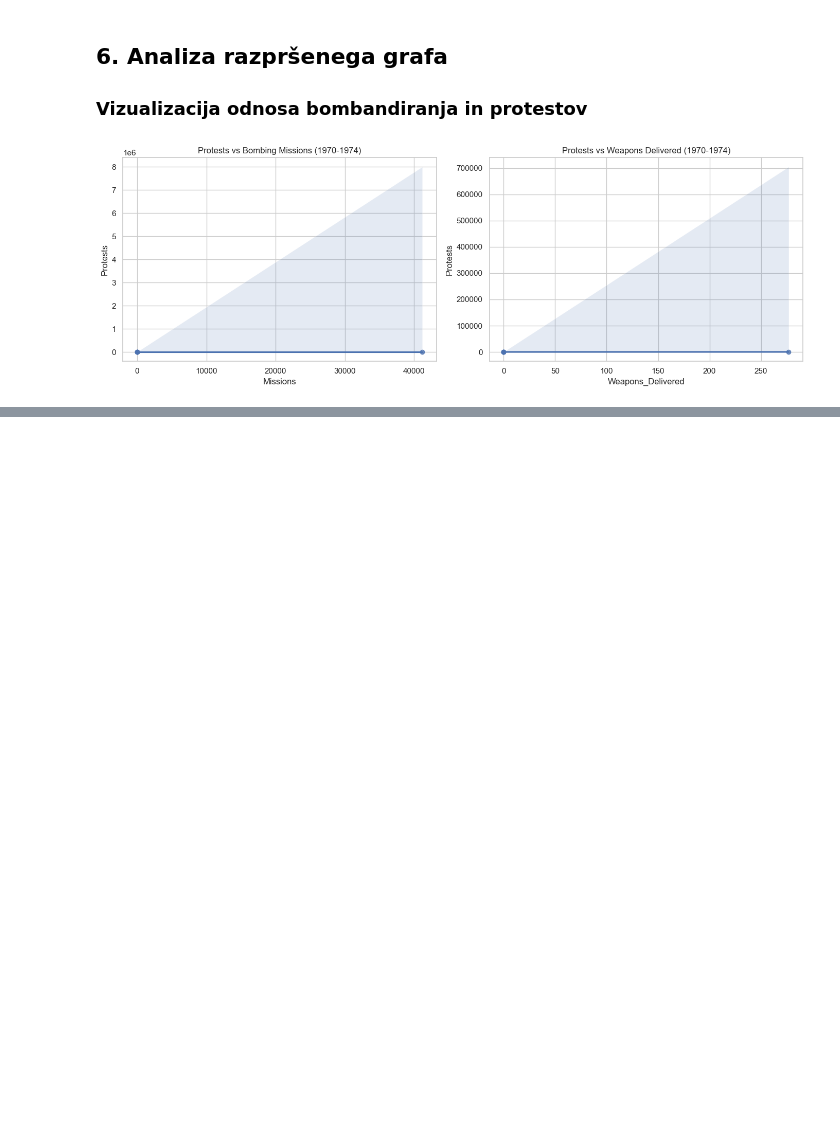
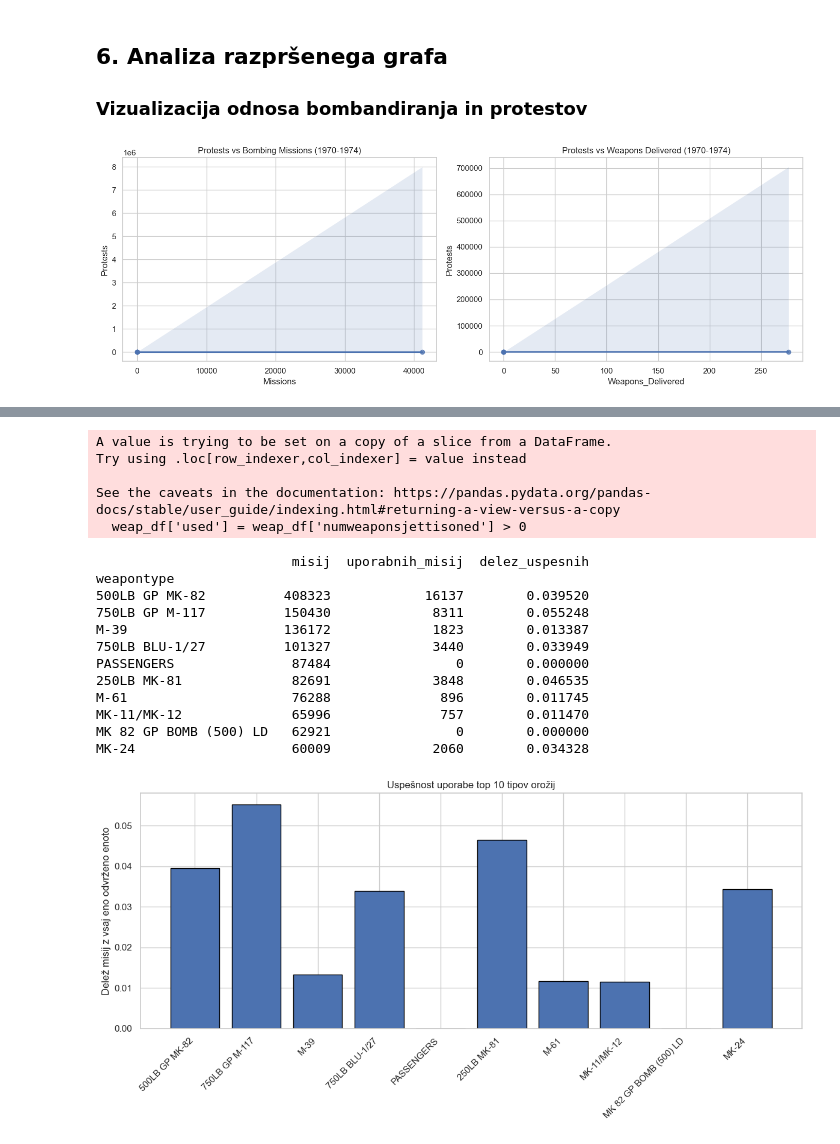
Before and after one commit to domen-jersek/Python_projektna_naloga, a Jupyter notebook: projektna.ipynb, the cells around one changed output, grey strips where cells are left out. Saved outputs shown, nothing was run; the diff lists cells and outputs as text; code cells hidden in the pictures; blank space fills up the shorter version.

```diff
--- a/projektna.ipynb
+++ b/projektna.ipynb
@@ -280,0 +319,64 @@ plt.show()
+# %%
+import matplotlib.pyplot as plt
+import seaborn as sns
+
+# Nastavitev sloga za graf
+sns.set(style="whitegrid")
+
+# %%
+# Predpostavljamo, da je df že naložen kot:
+# df = dataset.dataframes['thor_data_vietnam']
+
+# Filtriramo zapise, kjer je tip orožja prisoten
+weap_df = df.dropna(subset=['weapontype'])
+
+# Ustvarimo stolpec, ki označuje, ali je bilo orožje odvrženo
+weap_df['used'] = weap_df['numweaponsjettisoned'] > 0
+
+# Združimo po tipu orožja in izračunamo statistike
+weap_stats = (weap_df
+    .groupby('weapontype')
+    .agg(
+        misij=('used', 'count'),
+        uporabnih_misij=('used', 'sum')
+    )
+    .assign(delez_uspesnih = lambda x: x['uporabnih_misij'] / x['misij'])
+    .sort_values('misij', ascending=False)
+)
+
+# Prikaz prvih 10 vrst
+weap_stats_top10 = weap_stats.head(10)
+print(weap_stats_top10)
+
+# %%
+# Vizualizacija: Delež uspešnih misij za top 10 orožij
+plt.figure(figsize=(12,6))
+bars = plt.bar(
+    weap_stats_top10.index,
+    weap_stats_top10['delez_uspesnih'],
+    edgecolor='black'
+)
+plt.xticks(rotation=45, ha='right')
+plt.ylabel('Delež misij z vsaj eno odvrženo enoto')
+plt.title('Uspešnost uporabe top 10 tipov orožij')
+plt.tight_layout()
+plt.show()
+# %% [output]
+A value is trying to be set on a copy of a slice from a DataFrame.
+Try using .loc[row_indexer,col_indexer] = value instead
+
+See the caveats in the documentation: https://pandas.pydata.org/pandas-docs/stable/user_guide/indexing.html#returning-a-view-versus-a-copy
+  weap_df['used'] = weap_df['numweaponsjettisoned'] > 0
+                         misij  uporabnih_misij  delez_uspesnih
+weapontype
+500LB GP MK-82          408323            16137        0.039520
+750LB GP M-117          150430             8311        0.055248
+M-39                    136172             1823        0.013387
+750LB BLU-1/27          101327             3440        0.033949
+PASSENGERS               87484                0        0.000000
+250LB MK-81              82691             3848        0.046535
+M-61                     76288              896        0.011745
+MK-11/MK-12              65996              757        0.011470
+MK 82 GP BOMB (500) LD   62921                0        0.000000
+MK-24                    60009             2060        0.034328
+[figure, added]
```
Also changed, not shown: parts of 8 cells of this notebook.
